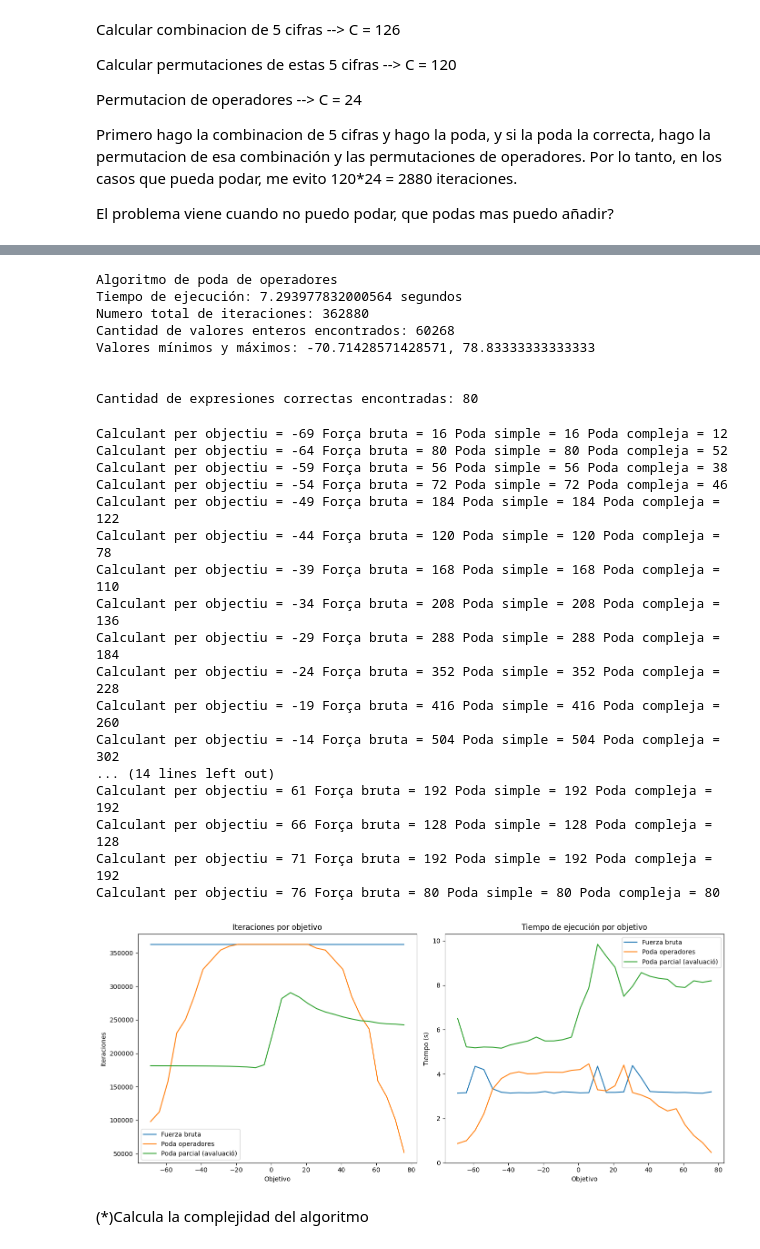
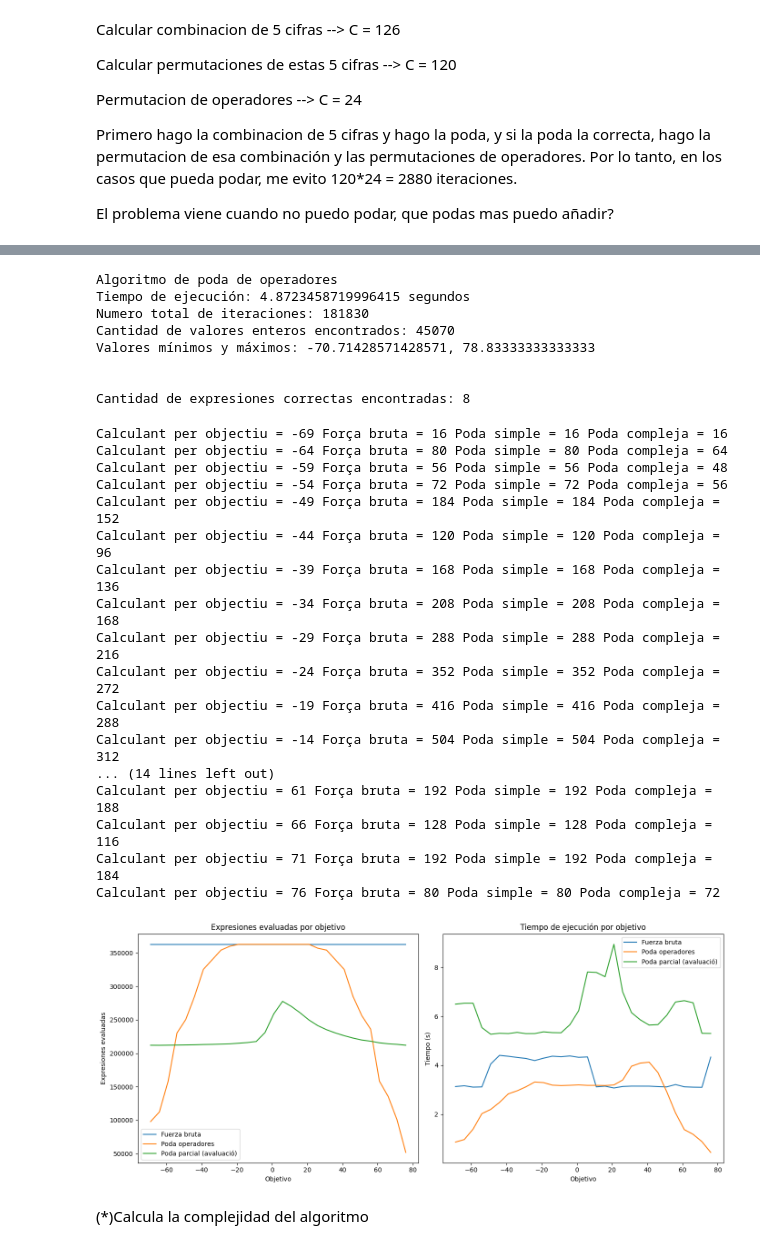
Before and after one commit to polxo00/Algoritmos-de-optimizacion, a Jupyter notebook: Seminario_Algoritmos.ipynb, the cells around one changed output, grey strips where cells are left out. Drawn from its saved outputs; the diff is of its cells as text; code cells hidden in the pictures.

Commit message:
Evolució i simplificació poda complexe

```diff
--- a/Seminario_Algoritmos.ipynb
+++ b/Seminario_Algoritmos.ipynb
@@ -388,11 +384,11 @@ def algoritmo_poda_cons_parcial(resultat_objectiu):
 
     return resultados_enteros, maximo, minimo, expresiones_correctas, iteracions, end - start
 # %%
-objetivo = 76
+objetivo = -69
 print("\033[1mAlgoritmo de poda de operadores\033[0m")
 resultados_enteros,maximo, minimo, expresiones_correctas, iteraciones, tiempo = algoritmo_poda_cons_parcial(objetivo)
 print(f"Tiempo de ejecución: {tiempo} segundos")
-print(f"Numero total de iteraciones: {total_iteraciones}")
+print(f"Numero total de iteraciones: {iteraciones}")
 print(f"Cantidad de valores enteros encontrados: {len(resultados_enteros)}")
 if resultados_enteros:
     print(f"Valores mínimos y máximos: {minimo}, {maximo}")
@@ -401,13 +397,13 @@ print("\n")
 print(f"Cantidad de expresiones correctas encontradas: {len(expresiones_correctas)}")
 # %% [output]
 Algoritmo de poda de operadores
-Tiempo de ejecución: 7.293977832000564 segundos
-Numero total de iteraciones: 362880
-Cantidad de valores enteros encontrados: 60268
+Tiempo de ejecución: 4.8723458719996415 segundos
+Numero total de iteraciones: 181830
+Cantidad de valores enteros encontrados: 45070
 Valores mínimos y máximos: -70.71428571428571, 78.83333333333333
 
 
-Cantidad de expresiones correctas encontradas: 80
+Cantidad de expresiones correctas encontradas: 8
 # %%
 import matplotlib.pyplot as plt
 
@@ -445,52 +441,52 @@ for objetivo in rang_objetivos:
     resultados_enteros_par, _, _,expr_corr_par, iter_parcial, tiempo_parcial = algoritmo_poda_cons_parcial(objetivo)
     iteraciones_parcial.append(iter_parcial)
     tiempos_parcial.append(tiempo_parcial)
     print(f"Calculant per objectiu = {objetivo} Força bruta = {len(expr_corr_fb)} Poda simple = {len(expr_corr_ps)} Poda compleja = {len(expr_corr_par)}")
 
 # Gràfic comparatiu
 plt.figure(figsize=(14, 6))
 
 # Subgràfic d’iteracions
 plt.subplot(1, 2, 1)
 plt.plot(rang_objetivos, iteraciones_fuerza, label="Fuerza bruta")
 plt.plot(rang_objetivos, iteraciones_poda, label="Poda operadores")
 plt.plot(rang_objetivos, iteraciones_parcial, label="Poda parcial (avaluació)")
 plt.xlabel("Objetivo")
-plt.ylabel("Iteraciones")
-plt.title("Iteraciones por objetivo")
+plt.ylabel("Expresiones evaluadas")
+plt.title("Expresiones evaluadas por objetivo")
 plt.legend()
 
 # Subgràfic de temps
 plt.subplot(1, 2, 2)
 plt.plot(rang_objetivos, tiempos_fuerza, label="Fuerza bruta")
 plt.plot(rang_objetivos, tiempos_poda, label="Poda operadores")
 plt.plot(rang_objetivos, tiempos_parcial, label="Poda parcial (avaluació)")
 plt.xlabel("Objetivo")
 plt.ylabel("Tiempo (s)")
 plt.title("Tiempo de ejecución por objetivo")
 plt.legend()
 
 plt.tight_layout()
 plt.show()
 # %% [output]
-Calculant per objectiu = -69 Força bruta = 16 Poda simple = 16 Poda compleja = 12
-Calculant per objectiu = -64 Força bruta = 80 Poda simple = 80 Poda compleja = 52
-Calculant per objectiu = -59 Força bruta = 56 Poda simple = 56 Poda compleja = 38
-Calculant per objectiu = -54 Força bruta = 72 Poda simple = 72 Poda compleja = 46
-Calculant per objectiu = -49 Força bruta = 184 Poda simple = 184 Poda compleja = 122
-Calculant per objectiu = -44 Força bruta = 120 Poda simple = 120 Poda compleja = 78
-Calculant per objectiu = -39 Força bruta = 168 Poda simple = 168 Poda compleja = 110
-Calculant per objectiu = -34 Força bruta = 208 Poda simple = 208 Poda compleja = 136
-Calculant per objectiu = -29 Força bruta = 288 Poda simple = 288 Poda compleja = 184
-Calculant per objectiu = -24 Força bruta = 352 Poda simple = 352 Poda compleja = 228
-Calculant per objectiu = -19 Força bruta = 416 Poda simple = 416 Poda compleja = 260
-Calculant per objectiu = -14 Força bruta = 504 Poda simple = 504 Poda compleja = 302
+Calculant per objectiu = -69 Força bruta = 16 Poda simple = 16 Poda compleja = 16
+Calculant per objectiu = -64 Força bruta = 80 Poda simple = 80 Poda compleja = 64
+Calculant per objectiu = -59 Força bruta = 56 Poda simple = 56 Poda compleja = 48
+Calculant per objectiu = -54 Força bruta = 72 Poda simple = 72 Poda compleja = 56
+Calculant per objectiu = -49 Força bruta = 184 Poda simple = 184 Poda compleja = 152
+Calculant per objectiu = -44 Força bruta = 120 Poda simple = 120 Poda compleja = 96
+Calculant per objectiu = -39 Força bruta = 168 Poda simple = 168 Poda compleja = 136
+Calculant per objectiu = -34 Força bruta = 208 Poda simple = 208 Poda compleja = 168
+Calculant per objectiu = -29 Força bruta = 288 Poda simple = 288 Poda compleja = 216
+Calculant per objectiu = -24 Força bruta = 352 Poda simple = 352 Poda compleja = 272
+Calculant per objectiu = -19 Força bruta = 416 Poda simple = 416 Poda compleja = 288
+Calculant per objectiu = -14 Força bruta = 504 Poda simple = 504 Poda compleja = 312
 ... (14 lines left out)
-Calculant per objectiu = 61 Força bruta = 192 Poda simple = 192 Poda compleja = 192
-Calculant per objectiu = 66 Força bruta = 128 Poda simple = 128 Poda compleja = 128
-Calculant per objectiu = 71 Força bruta = 192 Poda simple = 192 Poda compleja = 192
-Calculant per objectiu = 76 Força bruta = 80 Poda simple = 80 Poda compleja = 80
+Calculant per objectiu = 61 Força bruta = 192 Poda simple = 192 Poda compleja = 188
+Calculant per objectiu = 66 Força bruta = 128 Poda simple = 128 Poda compleja = 116
+Calculant per objectiu = 71 Força bruta = 192 Poda simple = 192 Poda compleja = 184
+Calculant per objectiu = 76 Força bruta = 80 Poda simple = 80 Poda compleja = 72
-[figure, old version]
+[figure, new version]
 # %% [markdown]
 (*)Calcula la complejidad del algoritmo
 # %% [markdown]
```
Also changed, not shown: parts of 3 cells of this notebook.
